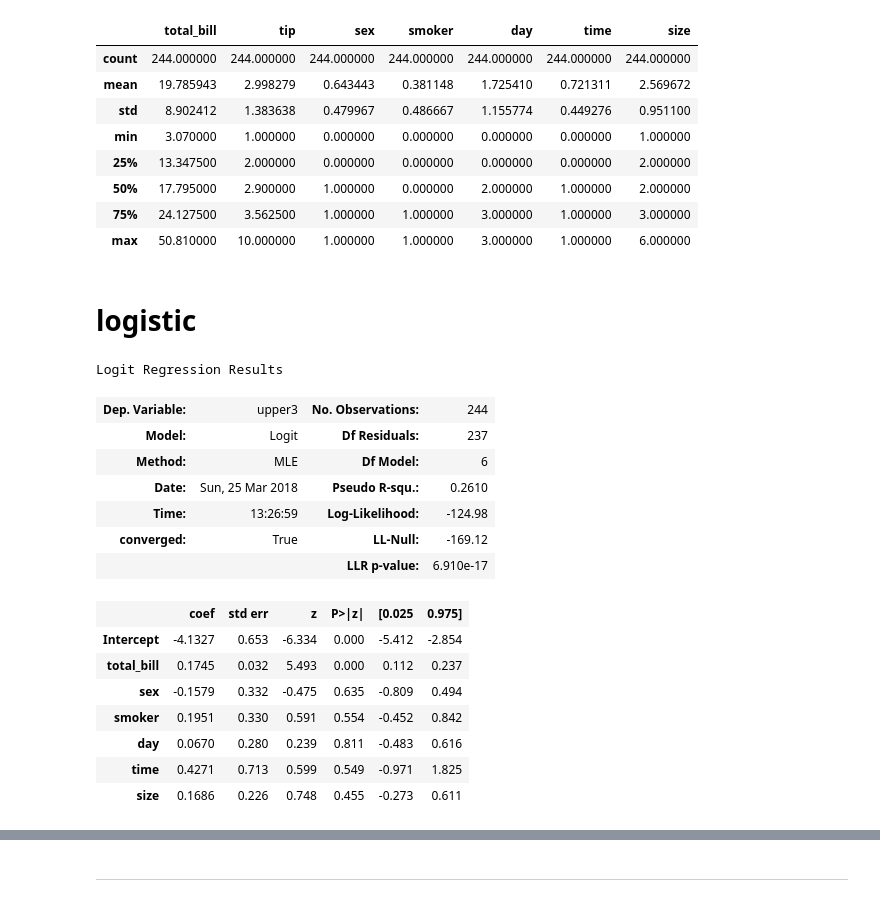
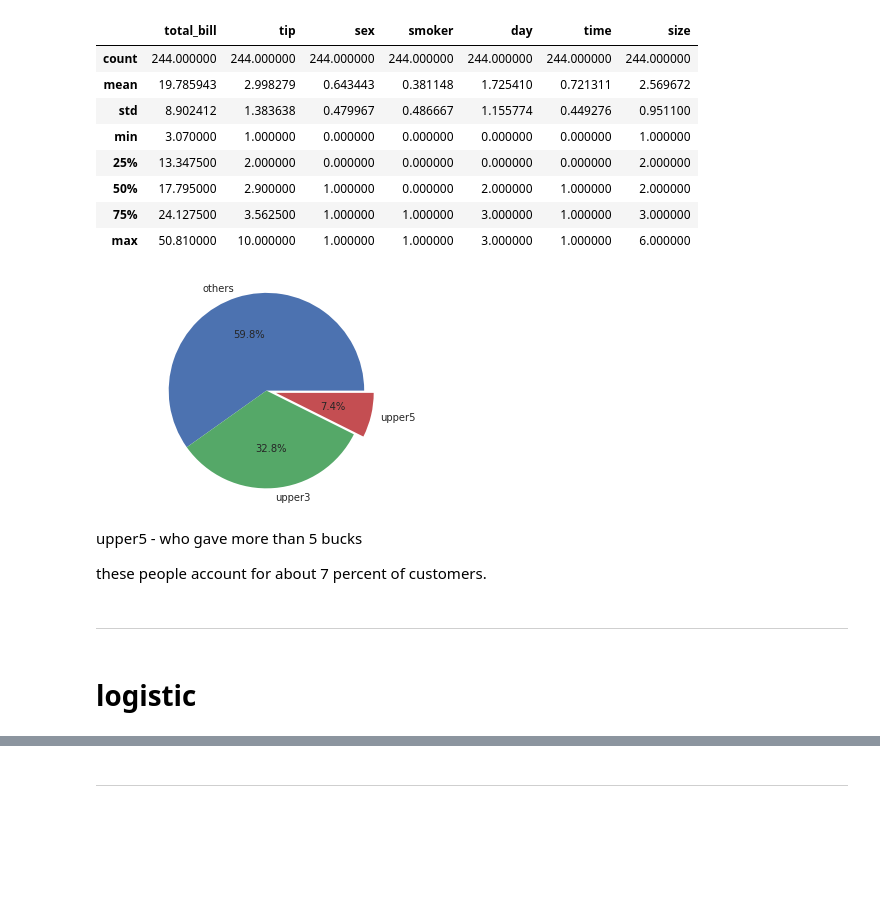
Before and after one commit to Moons08/personal-project-archive, a Jupyter notebook: 180209_seaborn_tips/Tips_classification.ipynb, the cells around one changed output, grey strips where cells are left out. Drawn from its saved outputs; the diff is of its cells as text; code cells hidden in the pictures; blank space fills up the shorter version.

```diff
--- a/180209_seaborn_tips/Tips_classification.ipynb
+++ b/180209_seaborn_tips/Tips_classification.ipynb
@@ -12,10 +39,10 @@ tips.tail()
 | 242 | 17.82 | 1.75 | Male | No | Sat | Dinner | 2 |
 | 243 | 18.78 | 3.00 | Female | No | Thur | Dinner | 2 |
 # %%
-tips['sex'] = tips['sex'].apply(lambda x: 1 if x == 'Male' else 0).astype('int64')
-tips['smoker'] = tips['smoker'].apply(lambda x: 1 if x == 'Yes' else 0).astype('int64')
-tips['time'] = tips['time'].apply(lambda x: 1 if x == 'Dinner' else 0).astype('int64')
-tips['day'] = tips['day'].apply(lambda x: 0 if x == 'Thur' else 1 if x =='Fri' else 2 if x=='Sat' else 3).astype('int64')
+tips['sex'] = tips['sex'].apply(lambda x: 1 if x == 'Male' else 0).astype('float64')
+tips['smoker'] = tips['smoker'].apply(lambda x: 1 if x == 'Yes' else 0).astype('float64')
+tips['time'] = tips['time'].apply(lambda x: 1 if x == 'Dinner' else 0).astype('float64')
+tips['day'] = tips['day'].apply(lambda x: 0 if x == 'Thur' else 1 if x =='Fri' else 2 if x=='Sat' else 3).astype('float64')
 # %%
 tips.describe()
 # %% [output]
@@ -29,6 +56,18 @@ tips.describe()
 | 75% | 24.127500 | 3.562500 | 1.000000 | 1.000000 | 3.000000 | 1.000000 | 3.000000 |
 | max | 50.810000 | 10.000000 | 1.000000 | 1.000000 | 3.000000 | 1.000000 | 6.000000 |
 # %%
-tips['upper3'] = tips['tip'].apply(lambda x: 1 if x >=3 else 0)
+# tips['upper3'] = tips['tip'].apply(lambda x: 1 if x >3 else 0)
 tips['upper5'] = tips['tip'].apply(lambda x: 1 if x >5 else 0)
 tips['target'] = tips['tip'].apply(lambda x: 'upper5' if x>5 else 'upper3' if x>3 else 'others')
+# %%
+explode = (0, 0, 0.1)
+plt.pie(tips.groupby('target')['tip'].count(), labels=['others', 'upper3', 'upper5'],
+       autopct='%1.1f%%' ,explode=explode)
+plt.axis('equal')
+plt.show()
+# %% [output]
+[figure, added]
+# %% [markdown]
+upper5 - who gave more than 5 bucks
+
+these people account for about 7 percent of customers.
@@ -35,24 +77,8 @@ tips['target'] = tips['tip'].apply(lambda x: 'upper5' if x>5 else 'upper3' if x>
+# %% [markdown]
+---
 # %% [markdown]
 # logistic
 # %%
-model3 = sm.Logit.from_formula("upper3 ~ total_bill + sex + smoker + day + time + size", tips)
-result3 = model3.fit(disp=0)
-result3.summary()
+result = sm.Logit.from_formula(
+    "upper5 ~ total_bill + sex + smoker + day + time + size", tips).fit(disp=0)
-# %% [output]
-Logit Regression Results
-| Dep. Variable: | upper3 | No. Observations: | 244 |
-| Model: | Logit | Df Residuals: | 237 |
-| Method: | MLE | Df Model: | 6 |
-| Date: | Sun, 25 Mar 2018 | Pseudo R-squ.: | 0.2610 |
-| Time: | 13:26:59 | Log-Likelihood: | -124.98 |
-| converged: | True | LL-Null: | -169.12 |
-|  |  | LLR p-value: | 6.910e-17 |
-|  | coef | std err | z | P>|z| | [0.025 | 0.975] |
-| Intercept | -4.1327 | 0.653 | -6.334 | 0.000 | -5.412 | -2.854 |
-| total_bill | 0.1745 | 0.032 | 5.493 | 0.000 | 0.112 | 0.237 |
-| sex | -0.1579 | 0.332 | -0.475 | 0.635 | -0.809 | 0.494 |
-| smoker | 0.1951 | 0.330 | 0.591 | 0.554 | -0.452 | 0.842 |
-| day | 0.0670 | 0.280 | 0.239 | 0.811 | -0.483 | 0.616 |
-| time | 0.4271 | 0.713 | 0.599 | 0.549 | -0.971 | 1.825 |
-| size | 0.1686 | 0.226 | 0.748 | 0.455 | -0.273 | 0.611 |
 # %%
```
Also changed, not shown: parts of 67 cells of this notebook, 1 other file.
